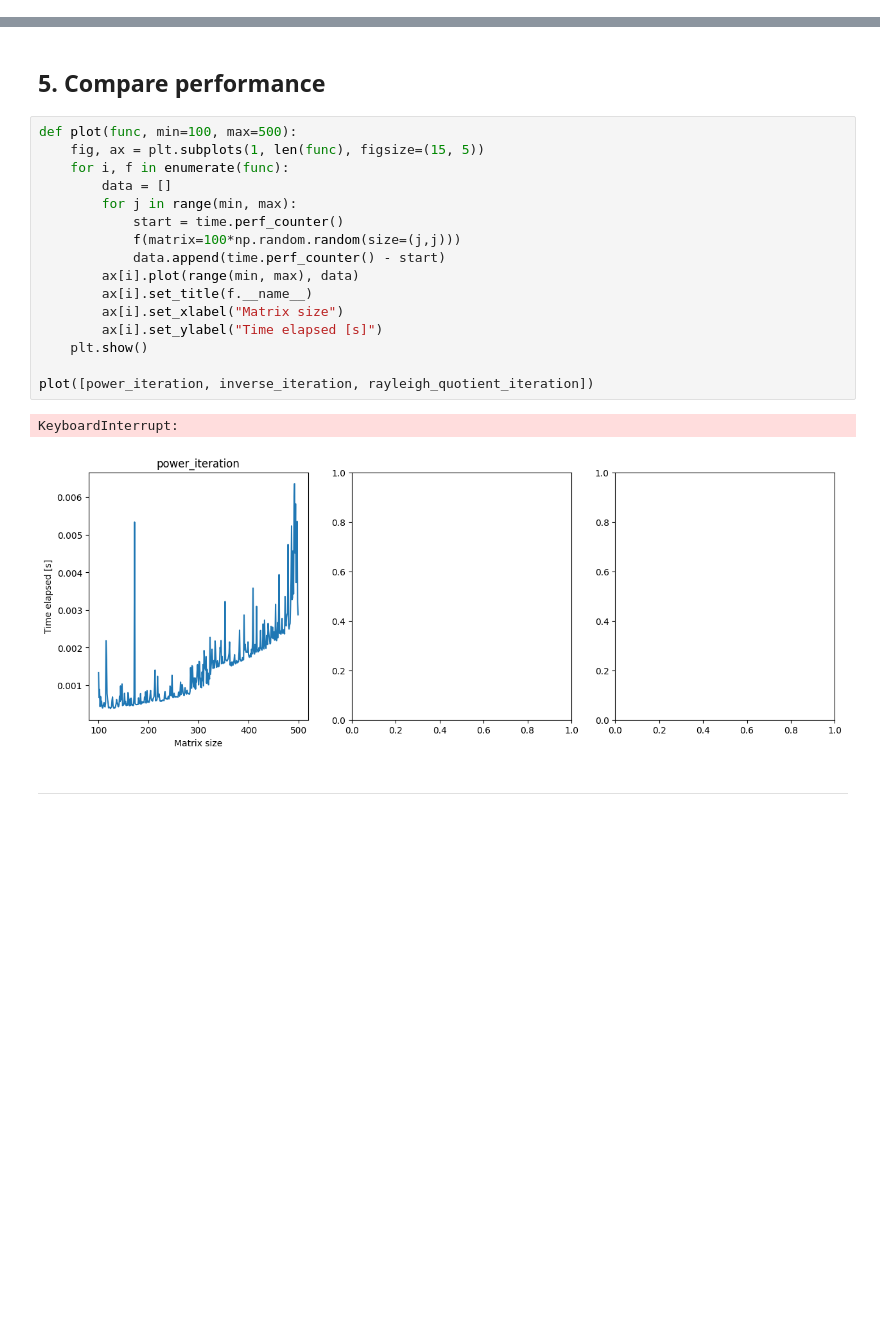
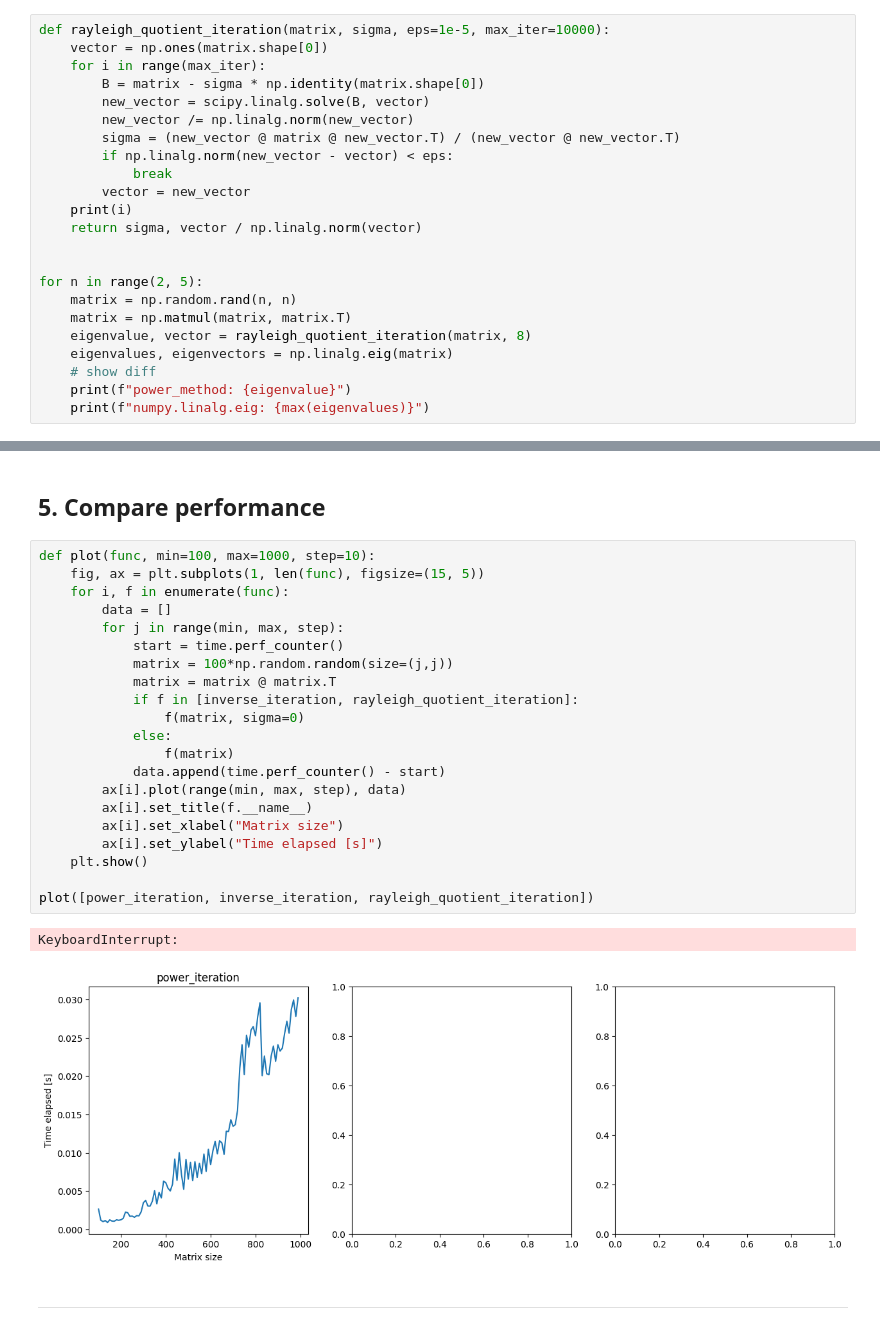
Before and after one commit to radoslawrolka/Computational_Methods_in_Science_and_Engineering, a Jupyter notebook: lab7/lab7.ipynb, the cells around one changed output, grey strips where cells are left out. Drawn from its saved outputs; the diff is of its cells as text; blank space fills up the shorter version.

```diff
--- a/lab7/lab7.ipynb
+++ b/lab7/lab7.ipynb
@@ -86,0 +89,23 @@ def rayleigh_iteration(A: np.array, mu, max_iter: int = 100000, eps: float = 1e-
+# %%
+def rayleigh_quotient_iteration(matrix, sigma, eps=1e-5, max_iter=10000):
+    vector = np.ones(matrix.shape[0])
+    for i in range(max_iter):
+        B = matrix - sigma * np.identity(matrix.shape[0])
+        new_vector = scipy.linalg.solve(B, vector)
+        new_vector /= np.linalg.norm(new_vector)
+        sigma = (new_vector @ matrix @ new_vector.T) / (new_vector @ new_vector.T)
+        if np.linalg.norm(new_vector - vector) < eps:
+            break
+        vector = new_vector
+    print(i)
+    return sigma, vector / np.linalg.norm(vector)
+
+
+for n in range(2, 5):
+    matrix = np.random.rand(n, n)
+    matrix = np.matmul(matrix, matrix.T)
+    eigenvalue, vector = rayleigh_quotient_iteration(matrix, 8)
+    eigenvalues, eigenvectors = np.linalg.eig(matrix)
+    # show diff
+    print(f"power_method: {eigenvalue}")
+    print(f"numpy.linalg.eig: {max(eigenvalues)}")
@@ -103,23 +152,28 @@ KeyboardInterrupt:
 # %% [markdown]
 ## 5. Compare performance
 # %%
-def plot(func, min=100, max=500):
+def plot(func, min=100, max=1000, step=10):
     fig, ax = plt.subplots(1, len(func), figsize=(15, 5))
     for i, f in enumerate(func):
         data = []
-        for j in range(min, max):
+        for j in range(min, max, step):
             start = time.perf_counter()
-            f(matrix=100*np.random.random(size=(j,j)))
+            matrix = 100*np.random.random(size=(j,j))
+            matrix = matrix @ matrix.T
+            if f in [inverse_iteration, rayleigh_quotient_iteration]:
+                f(matrix, sigma=0)
+            else:
+                f(matrix)
             data.append(time.perf_counter() - start)
-        ax[i].plot(range(min, max), data)
+        ax[i].plot(range(min, max, step), data)
         ax[i].set_title(f.__name__)
         ax[i].set_xlabel("Matrix size")
         ax[i].set_ylabel("Time elapsed [s]")
     plt.show()
 
 plot([power_iteration, inverse_iteration, rayleigh_quotient_iteration])
 # %% [output]
 KeyboardInterrupt:
-[figure, old version]
+[figure, new version]
 # %% [markdown]
 ---
```
Also changed, not shown: parts of 8 cells of this notebook, 5 other files.
